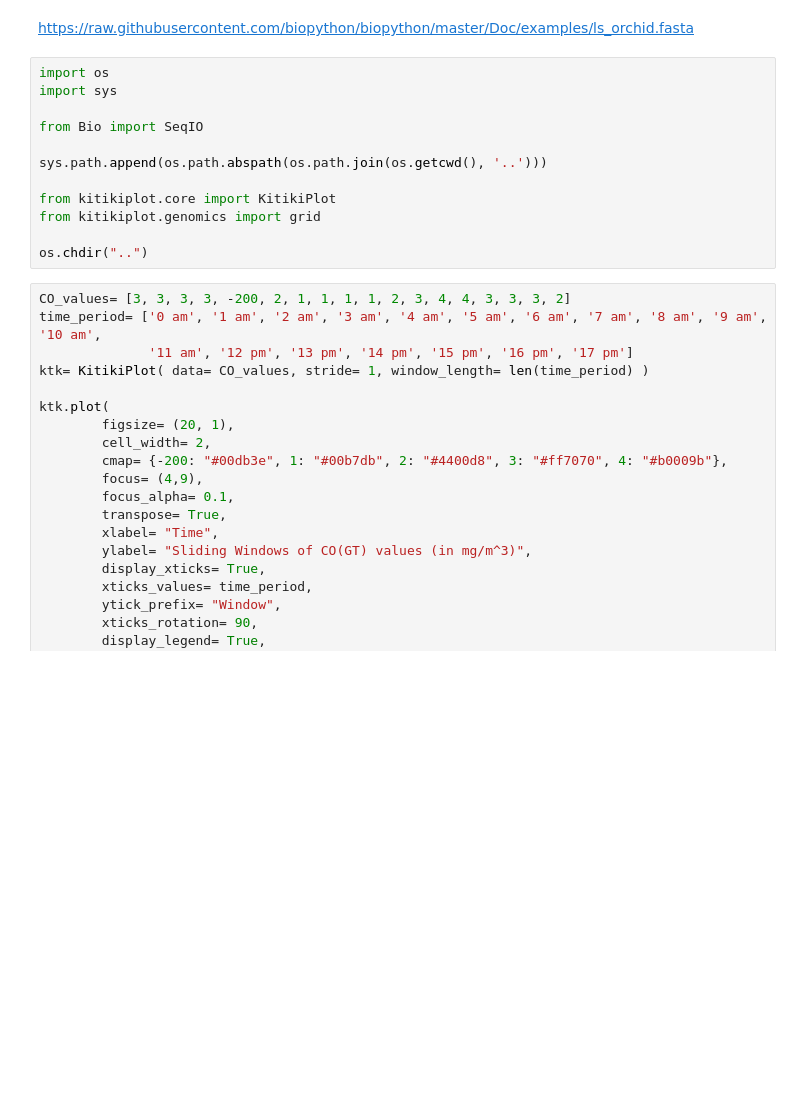
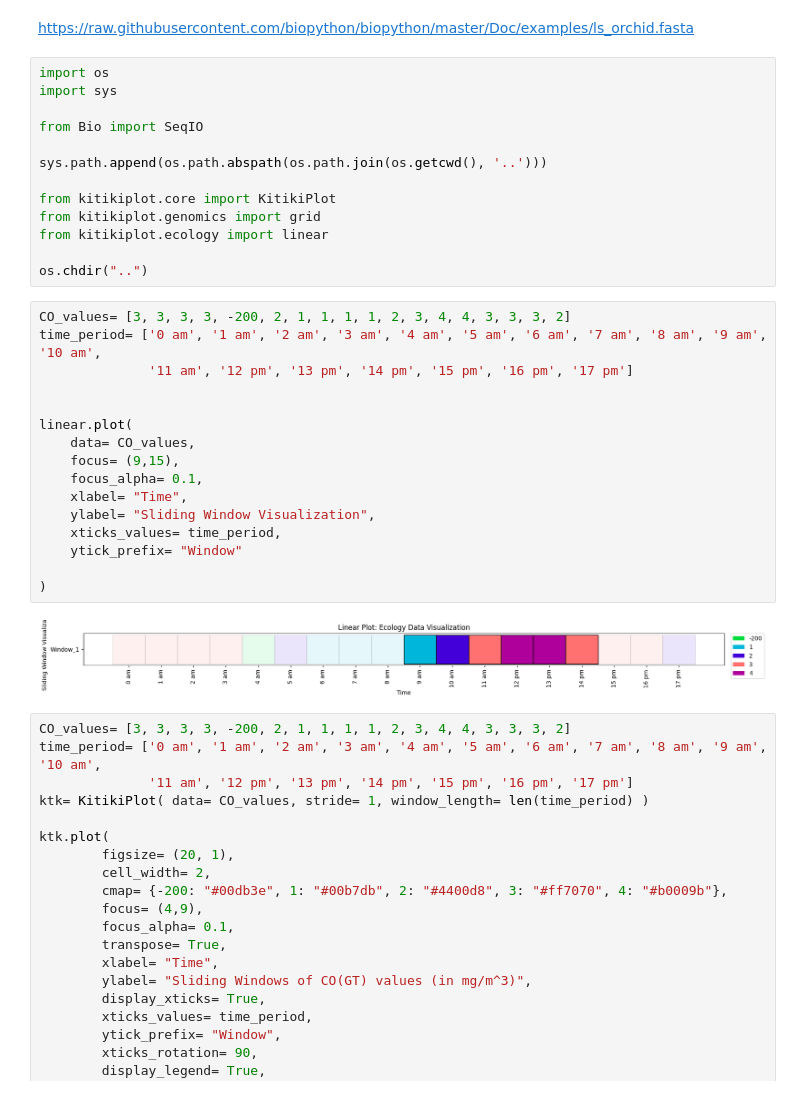
Before and after one commit to BodduSriPavan-111/kitikiplot, a Jupyter notebook: examples/Streamlit_Demo.ipynb, the cells around one changed output. Saved outputs shown, nothing was run; the diff lists cells and outputs as text; blank space fills up the shorter version.

Commit message:
feat: implemented-kitikiplot_ecology_linear-with-focus-parameters

```diff
--- a/examples/Streamlit_Demo.ipynb
+++ b/examples/Streamlit_Demo.ipynb
@@ -10,8 +10,27 @@ sys.path.append(os.path.abspath(os.path.join(os.getcwd(), '..')))
 
 from kitikiplot.core import KitikiPlot
 from kitikiplot.genomics import grid
+from kitikiplot.ecology import linear
 
 os.chdir("..")
+# %%
+CO_values= [3, 3, 3, 3, -200, 2, 1, 1, 1, 1, 2, 3, 4, 4, 3, 3, 3, 2]
+time_period= ['0 am', '1 am', '2 am', '3 am', '4 am', '5 am', '6 am', '7 am', '8 am', '9 am', '10 am',
+              '11 am', '12 pm', '13 pm', '14 pm', '15 pm', '16 pm', '17 pm']
+
+
+linear.plot(
+    data= CO_values,
+    focus= (9,15),
+    focus_alpha= 0.1,
+    xlabel= "Time",
+    ylabel= "Sliding Window Visualization",
+    xticks_values= time_period,
+    ytick_prefix= "Window"
+
+)
+# %% [output]
+[figure, added]
 # %%
 CO_values= [3, 3, 3, 3, -200, 2, 1, 1, 1, 1, 2, 3, 4, 4, 3, 3, 3, 2]
 time_period= ['0 am', '1 am', '2 am', '3 am', '4 am', '5 am', '6 am', '7 am', '8 am', '9 am', '10 am',
```
Also changed, not shown: 2 other files.
